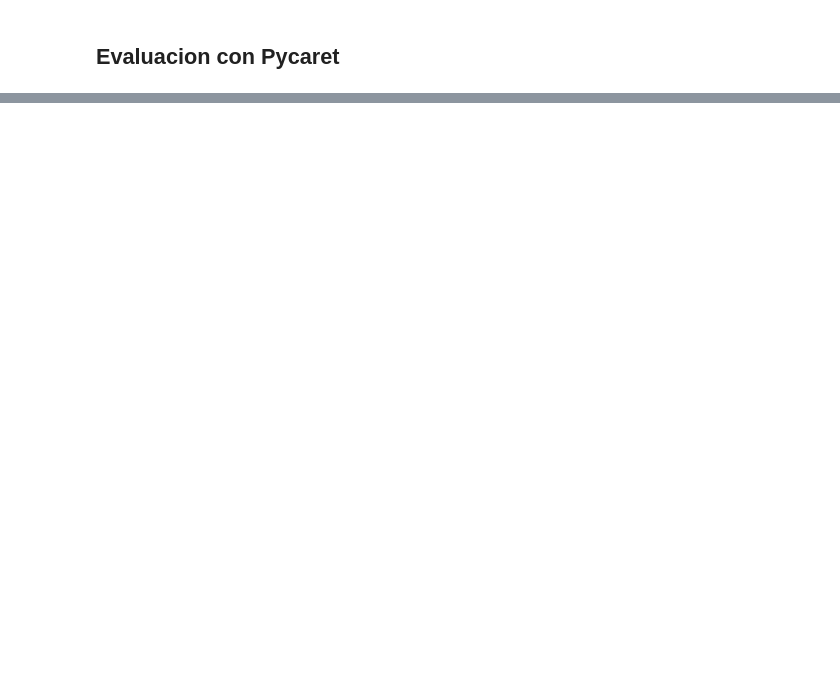
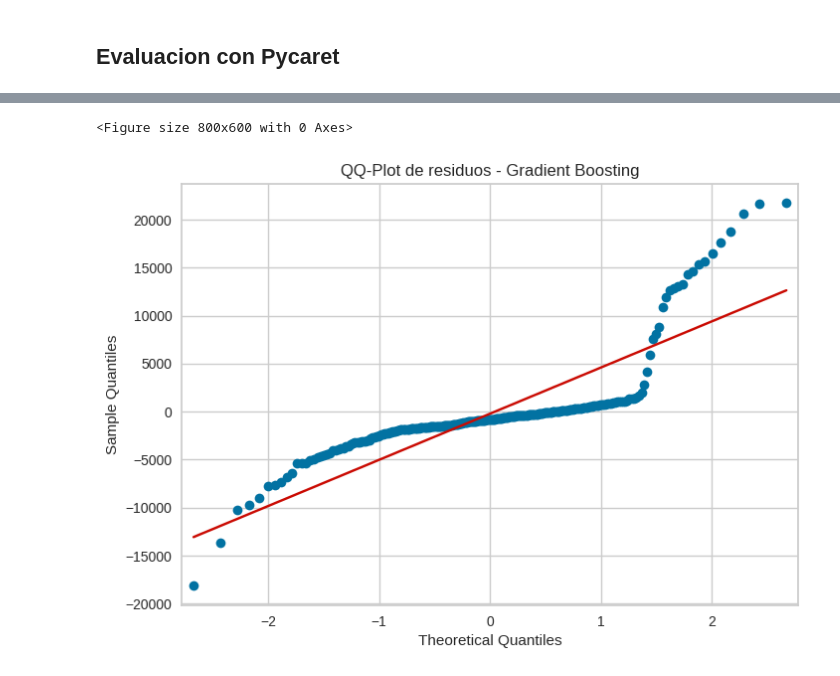
Before and after one commit to david37432/Reto2AprendizajeMaquina, a Jupyter notebook: Regresión_lineal_multiple_recargos (1).ipynb, the cells around one changed output, grey strips where cells are left out. Drawn from its saved outputs; the diff is of its cells as text; code cells hidden in the pictures; blank space fills up the shorter version.

```diff
--- a/Regresión_lineal_multiple_recargos (1).ipynb
+++ b/Regresión_lineal_multiple_recargos (1).ipynb
@@ -949,11 +1039,7 @@ plt.show()
 # %%
 from pycaret.regression import *
 
-df_corrected = df.copy()
-df_corrected['smoker_bin'] = df_corrected['smoker'].map({'yes': 1, 'no': 0})
-df_corrected['age_smoker'] = df_corrected['age'] * df_corrected['smoker_bin']
-df_corrected['bmi_smoker'] = df_corrected['bmi'] * df_corrected['smoker_bin']
-df_corrected['age_bmi'] = df_corrected['age'] * df_corrected['bmi']
+
 
 df_model_pycaret = df_corrected[['age', 'bmi', 'children', 'smoker_bin', 'age_smoker', 'bmi_smoker', 'age_bmi', 'sex', 'region', 'charges']]
 
@@ -977,0 +1142,8 @@ ImportError: cannot import name '_print_elapsed_time' from 'sklearn.utils' (C:\U
+# %%
+plt.figure(figsize=(8, 6))
+sm.qqplot(residuos, line='s')
+plt.title('QQ-Plot de residuos - Gradient Boosting')
+plt.show()
+# %% [output]
+<Figure size 800x600 with 0 Axes>
+[figure, added]
```
Also changed, not shown: parts of 75 cells of this notebook, 5 other files.
